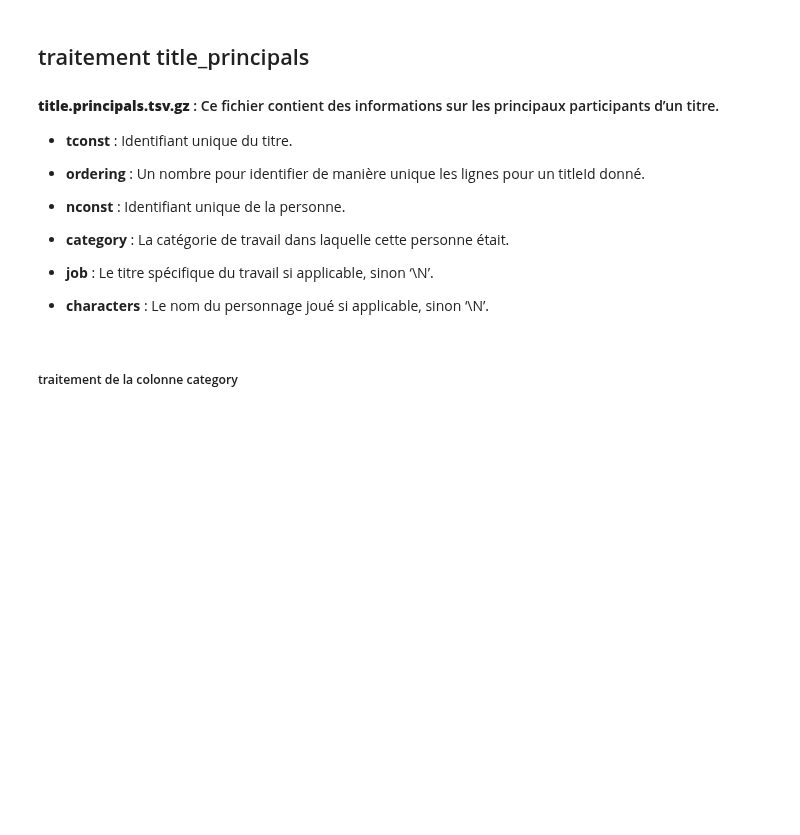
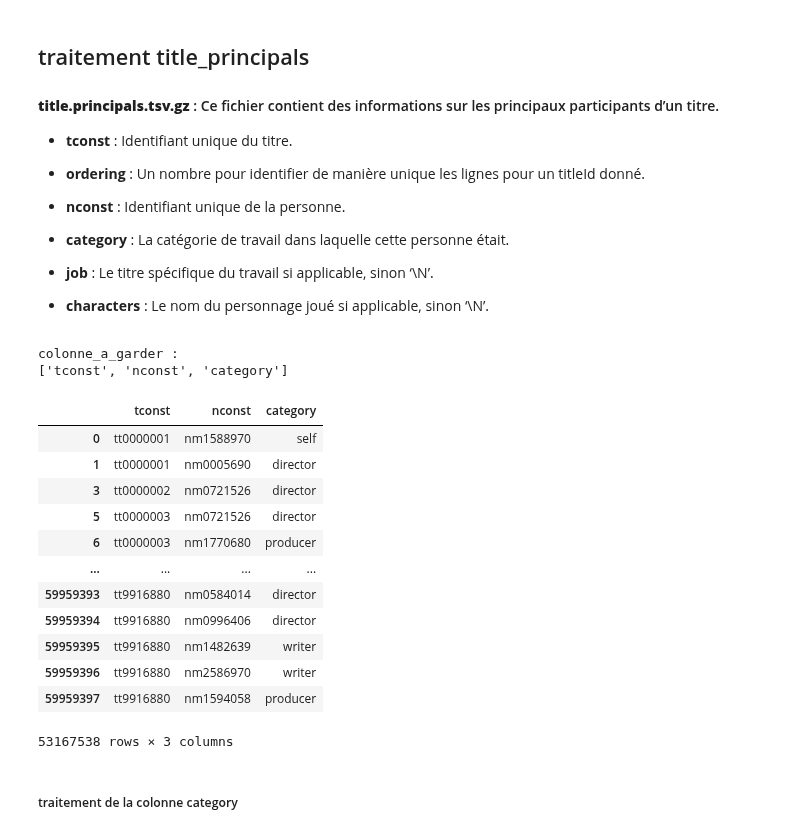
Before and after one commit to bigmoletos/WildCodeSchool_formation_IA_nov2023, a Jupyter notebook: Projets/Projet2_NetFlix/recommandation_films.ipynb, the cells around one changed output. Saved outputs shown, nothing was run; the diff lists cells and outputs as text; code cells hidden in the pictures; blank space fills up the shorter version.

```diff
--- a/Projets/Projet2_NetFlix/recommandation_films.ipynb
+++ b/Projets/Projet2_NetFlix/recommandation_films.ipynb
@@ -531,24 +541,41 @@ _Plutot que de supprimer des colonnes il est preferable de garder celles qui nou
 - **characters** : Le nom du personnage joué si applicable, sinon ‘\N’.
 # %%
 # initialisation des variables
-df_name="title_principals"
-my_dataframe=df_title_principals3
+df_name = "title_principals"
+my_dataframe = df_title_principals3
 
 # # liste des colonnes['tconst', 'ordering', 'nconst', 'category', 'job', 'characters']
-col_to_filtre= ["tconst", "nconst", "category"]
-col_to_keep=["tconst", "nconst", "category"]
+col_to_filtre = ["tconst", "nconst", "category"]
+col_to_keep = ["tconst", "nconst", "category"]
 # tableau des valeurs à garder par colonne
-liste_valeur_to_keep ={
-    'category':['self', 'director', 'producer',
-                  'editor', 'actor', 'actress', 'writer'],
-    }
+liste_valeur_to_keep = {
+    'category': ['self', 'director', 'producer','composer'
+                 'editor', 'actor', 'actress', 'writer'],
+}
 
 
 # lancement de la fonction de traitement
-df_title_principals_filtered=traitement_dataframe(df_name,my_dataframe,col_to_filtre,col_to_keep,liste_valeur_to_keep)
+df_title_principals_filtered = traitement_dataframe(
+    df_name, my_dataframe, col_to_filtre, col_to_keep, liste_valeur_to_keep)
 
 # resultat
 df_title_principals_filtered
+# %% [output]
+colonne_a_garder :
+['tconst', 'nconst', 'category']
+|  | tconst | nconst | category |
+| 0 | tt0000001 | nm1588970 | self |
+| 1 | tt0000001 | nm0005690 | director |
+| 3 | tt0000002 | nm0721526 | director |
+| 5 | tt0000003 | nm0721526 | director |
+| 6 | tt0000003 | nm1770680 | producer |
+| ... | ... | ... | ... |
+| 59959393 | tt9916880 | nm0584014 | director |
+| 59959394 | tt9916880 | nm0996406 | director |
+| 59959395 | tt9916880 | nm1482639 | writer |
+| 59959396 | tt9916880 | nm2586970 | writer |
+| 59959397 | tt9916880 | nm1594058 | producer |
+53167538 rows × 3 columns
 # %%
 # # liste des colonnes['tconst', 'ordering', 'nconst', 'category', 'job', 'characters']
 # # Résumé des informations du dataframe
```
Also changed, not shown: parts of 39 cells of this notebook.
